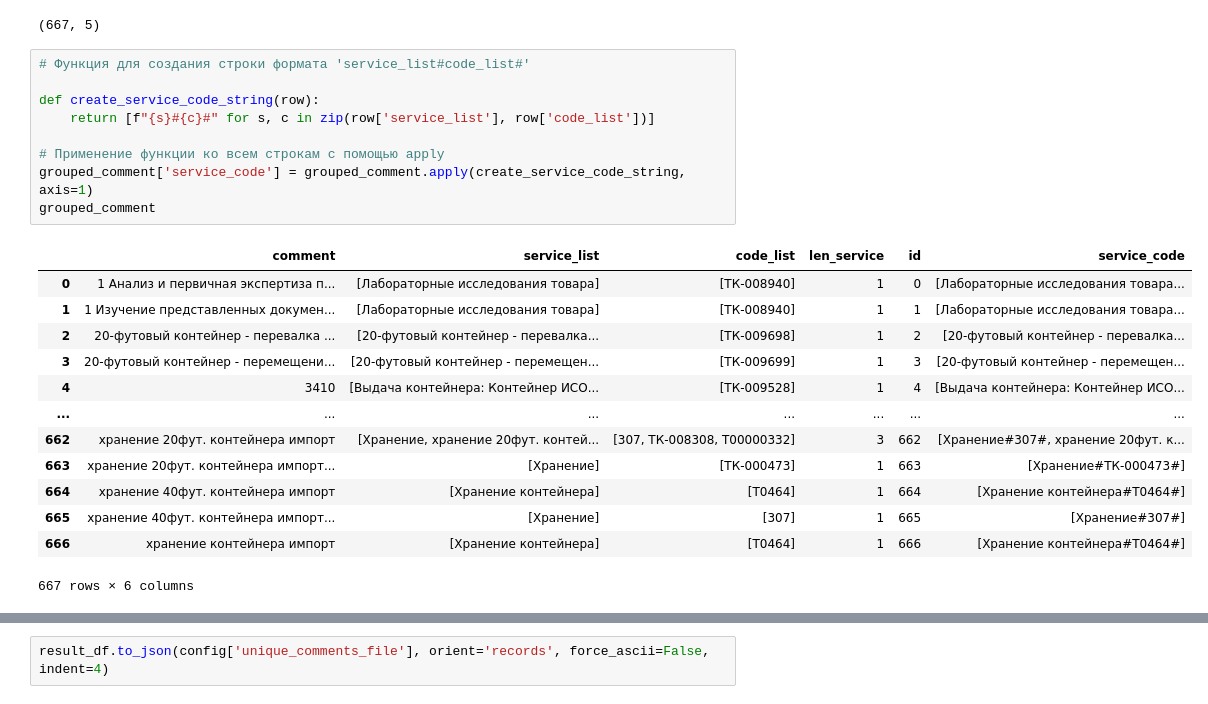
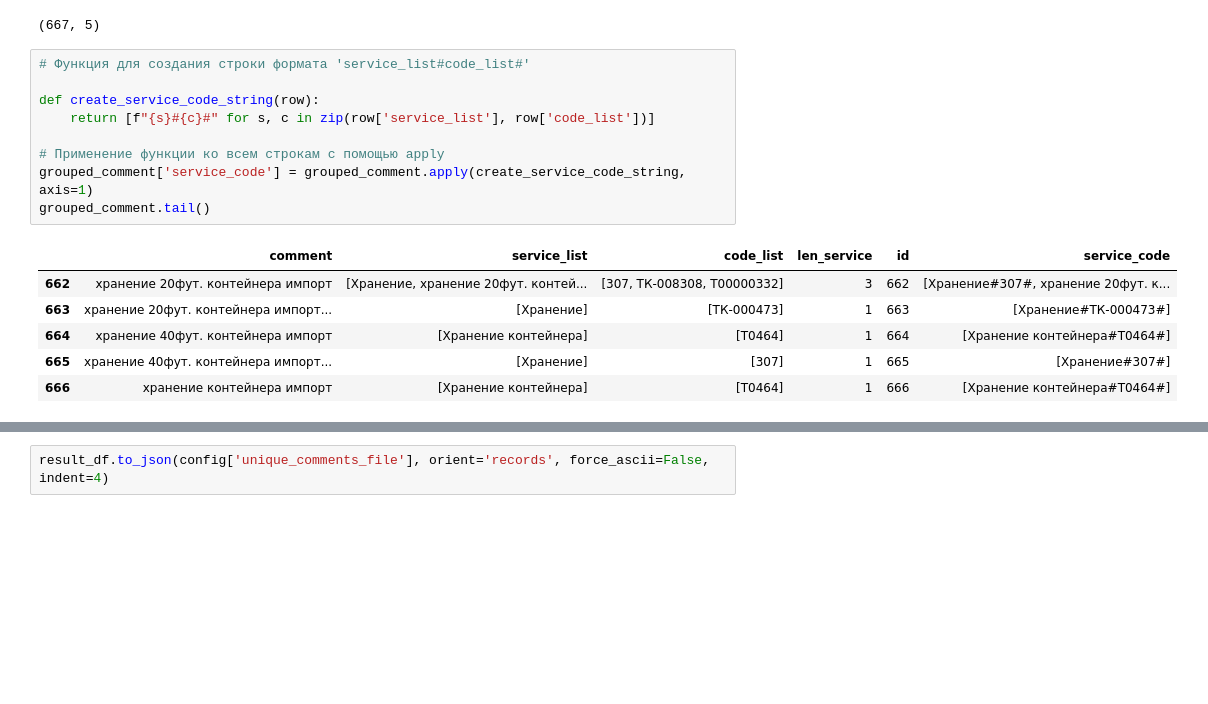
Before and after one commit to maxfil333/invoice_scanner, a Jupyter notebook: src/service_table.ipynb, the cells around one changed output, grey strips where cells are left out. Drawn from its saved outputs; the diff is of its cells as text; blank space fills up the shorter version.

```diff
--- a/src/service_table.ipynb
+++ b/src/service_table.ipynb
@@ -243,25 +243,18 @@ grouped_comment.shape
 # %%
 # Функция для создания строки формата 'service_list#code_list#'
 
 def create_service_code_string(row):
     return [f"{s}#{c}#" for s, c in zip(row['service_list'], row['code_list'])]
 
 # Применение функции ко всем строкам с помощью apply
 grouped_comment['service_code'] = grouped_comment.apply(create_service_code_string, axis=1)
-grouped_comment
+grouped_comment.tail()
 # %% [output]
 |  | comment | service_list | code_list | len_service | id | service_code |
-| 0 | 1 Анализ и первичная экспертиза п... | [Лабораторные исследования товара] | [ТК-008940] | 1 | 0 | [Лабораторные исследования товара... |
-| 1 | 1 Изучение представленных докумен... | [Лабораторные исследования товара] | [ТК-008940] | 1 | 1 | [Лабораторные исследования товара... |
-| 2 | 20-футовый контейнер - перевалка ... | [20-футовый контейнер - перевалка... | [ТК-009698] | 1 | 2 | [20-футовый контейнер - перевалка... |
-| 3 | 20-футовый контейнер - перемещени... | [20-футовый контейнер - перемещен... | [ТК-009699] | 1 | 3 | [20-футовый контейнер - перемещен... |
-| 4 | 3410 | [Выдача контейнера: Контейнер ИСО... | [ТК-009528] | 1 | 4 | [Выдача контейнера: Контейнер ИСО... |
-| ... | ... | ... | ... | ... | ... | ... |
 | 662 | хранение 20фут. контейнера импорт | [Хранение, хранение 20фут. контей... | [307, ТК-008308, Т00000332] | 3 | 662 | [Хранение#307#, хранение 20фут. к... |
 | 663 | хранение 20фут. контейнера импорт... | [Хранение] | [ТК-000473] | 1 | 663 | [Хранение#ТК-000473#] |
 | 664 | хранение 40фут. контейнера импорт | [Хранение контейнера] | [Т0464] | 1 | 664 | [Хранение контейнера#Т0464#] |
 | 665 | хранение 40фут. контейнера импорт... | [Хранение] | [307] | 1 | 665 | [Хранение#307#] |
 | 666 | хранение контейнера импорт | [Хранение контейнера] | [Т0464] | 1 | 666 | [Хранение контейнера#Т0464#] |
-667 rows × 6 columns
 # %%
 result_df = grouped_comment[['id', 'comment', 'service_code']]
```
Also changed, not shown: parts of 2 cells of this notebook.
